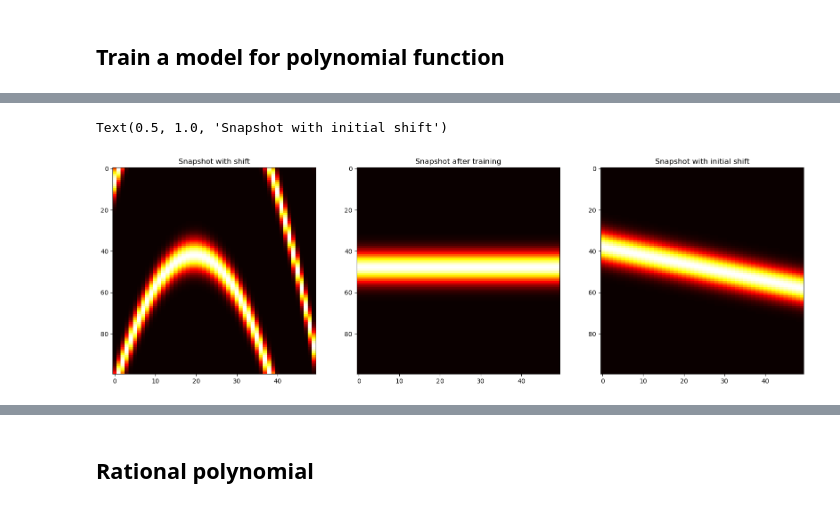
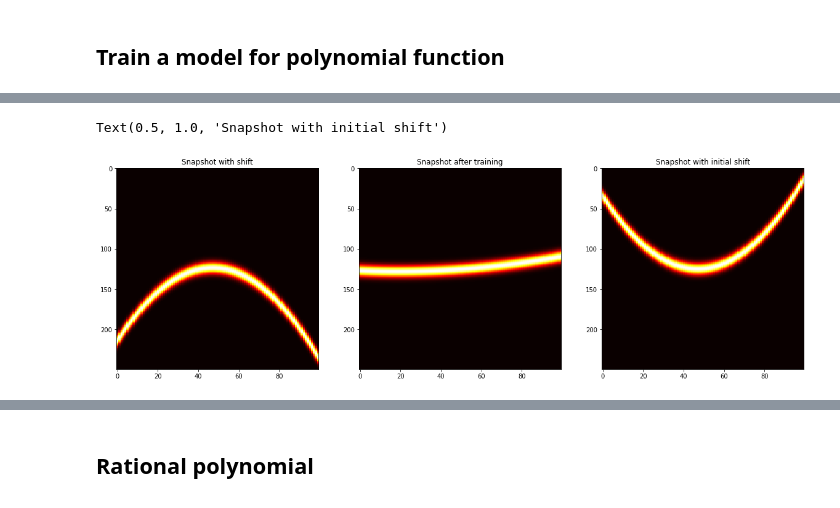
Before and after one commit to beatazor/low-rank-transport, a Jupyter notebook: notebooks/NN_poly_ratio_cubic.ipynb, the cells around one changed output, grey strips where cells are left out. Saved outputs shown, nothing was run; the diff lists cells and outputs as text; code cells hidden in the pictures.

```diff
--- a/notebooks/NN_poly_ratio_cubic.ipynb
+++ b/notebooks/NN_poly_ratio_cubic.ipynb
@@ -251,9 +251,9 @@ Text(0.5, 1.0, 'Gaussian Distribution With Polynomial Shift Derivative (Snapshot
 # %%
-from torch.autograd import gradcheck
+#from torch.autograd import gradcheck
 
-spline_interpolator = SplineInterpolation(params)
+#spline_interpolator = SplineInterpolation(params)
 
-test = gradcheck(spline_interpolator.backward, (qs.double(), cs.double()), eps=1e-3, atol=1e-4)
-print("Gradient check passed:", test)
+#test = gradcheck(spline_interpolator.backward, (qs.double(), cs.double()), eps=1e-5)
+#print("Gradient check passed:", test)
 # %% [markdown]
 ## Train a model for polynomial function
@@ -307,6 +322,10 @@ class NuclearNormAutograd(torch.autograd.Function):
 # %%
-p_coefficients_init = [-1,-3,2]
+p_coefficients_init = [-2,-2,1]
 t_values_tensor = torch.linspace(-10, 10, cols,dtype=torch.float64)
+# %%
+def frobenius_norm_squared_loss(y_pred, y):
+    difference = y_pred - y
+    return torch.norm(difference, 'fro')**2
 # %%
 model = ShiftPredictionModel(p_init_coeffs=p_coefficients_init,type_NN="polynomial")
 model.to(torch.float64)
@@ -319,6 +338,8 @@ optimizer = optim.Adagrad(model.parameters(), lr=0.1)
 #scheduler= optim.lr_scheduler.LinearLR(optimizer, start_factor=1.0, end_factor=0.05, total_iters=30)
 scheduler = torch.optim.lr_scheduler.StepLR(optimizer, step_size=30, gamma=0.1)
 
+#criterion = nn.L1Loss()
+
 # Training the model
 epochs = 500
 for epoch in range(epochs):
@@ -326,21 +347,14 @@ for epoch in range(epochs):
     model.train()
     optimizer.zero_grad()
     y_pred_pol = model(t_values_tensor)
-    #print(f"y_pred_pol requires grad: {y_pred_pol.requires_grad}")
     p_coefficients = torch.tensor([p.item() for p in model.p_coefficients])
-    #TQ = tensor_shift_with_fractional(Q,y_pred_pol)
-    TQ = spline_interpolator.forward(qs_shifted.double(), y_pred_pol.double()) #TensorShiftFunction.apply(Q,y_pred_pol)
-    loss = NuclearNormAutograd.apply(TQ)
+    TQ = spline_interpolator.forward(qs_shifted.double(), y_pred_pol.double())
+    #loss = NuclearNormAutograd.apply(TQ)
+    loss = frobenius_norm_squared_loss(TQ,qs)
     tv_loss=total_variation(y_pred_pol)
     #loss += 0.1 * tv_loss**2
-    #print(f"Loss requires grad: {loss.requires_grad}")
 
     loss.backward(retain_graph=True)
-
-    #print(f"Gradients at Epoch {epoch}:")
-    #for name, param in model.named_parameters():
-    #    if param.grad is not None:
-    #        print(f" - {name}: {param.grad}")
 
     optimizer.step()
 
@@ -360,23 +374,23 @@ Model training complete.
 # %%
 # Plotting
 fig, ax = plt.subplots(1, 3, figsize=(20, 6))
 
 # Without shift
 ax[0].imshow(qs_shifted.detach().numpy(), cmap='hot', interpolation='nearest', aspect='auto')
 ax[0].set_title('Snapshot with shift')
 
 # With shift
 ax[1].imshow(TQ.detach().numpy(), cmap='hot', interpolation='nearest', aspect='auto')
 ax[1].set_title('Snapshot after training')
 
 # With initial shift
 initial_cs = torch.tensor(np.polyval(p_coefficients_init,t_values), requires_grad=True)
-ps_initial_shift = spline_interpolator.forward(qs_shifted.double(), initial_cs.double())
-ax[2].imshow(ps_initial_shift.detach().numpy(), cmap='hot', interpolation='nearest', aspect='auto')
+qs_initial_shift = spline_interpolator.forward(qs_shifted.double(), initial_cs.double())
+ax[2].imshow(qs_initial_shift.detach().numpy(), cmap='hot', interpolation='nearest', aspect='auto')
 ax[2].set_title('Snapshot with initial shift')
 # %% [output]
 Text(0.5, 1.0, 'Snapshot with initial shift')
-[figure, old version]
+[figure, new version]
 # %%
 NuclearNormAutograd.apply(qs)
 # %% [output]
```
Also changed, not shown: parts of 21 cells of this notebook.
